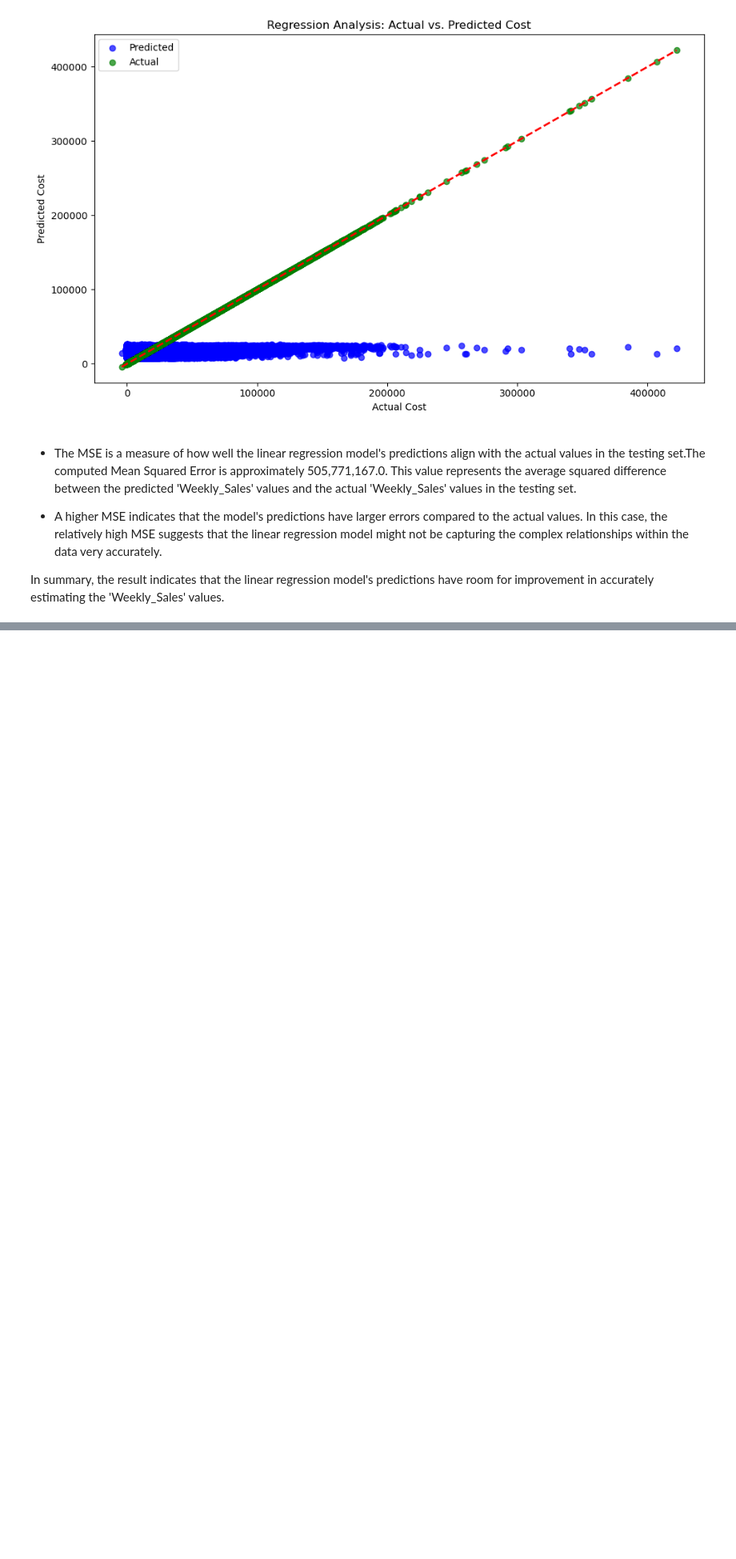
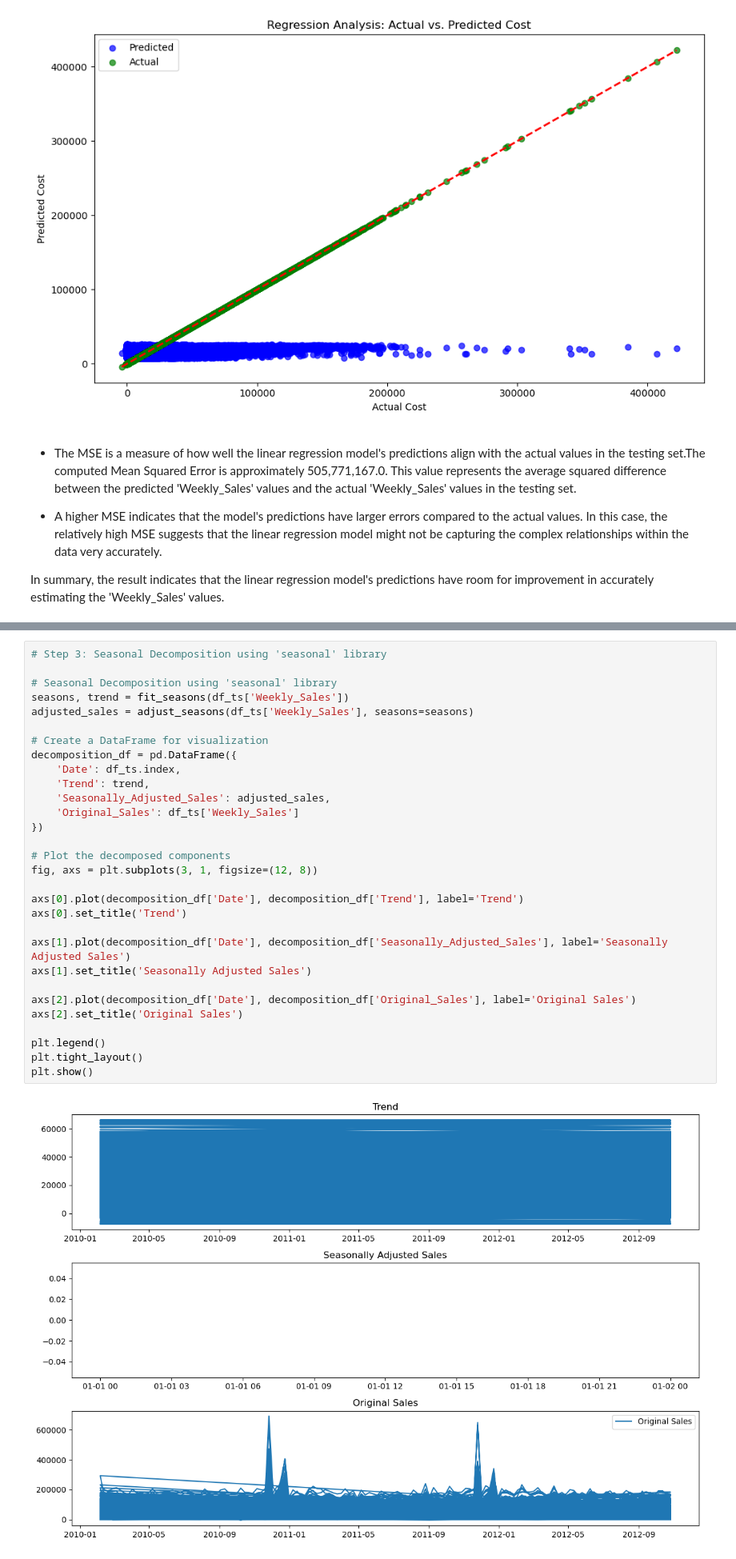
Before and after one commit to aunhengly/ana500-microProject, a Jupyter notebook: Hengly-project-#4-Walmart.ipynb, the cells around one changed output, grey strips where cells are left out. Shown: that part at 80% size. Cells and saved outputs as stored; diff of their text form; blank space fills up the shorter version.

```diff
--- a/Hengly-project-#4-Walmart.ipynb
+++ b/Hengly-project-#4-Walmart.ipynb
@@ -203,0 +313,32 @@ In summary, the result indicates that the linear regression model's predictions
+# %%
+# Step 3: Seasonal Decomposition using 'seasonal' library
+
+# Seasonal Decomposition using 'seasonal' library
+seasons, trend = fit_seasons(df_ts['Weekly_Sales'])
+adjusted_sales = adjust_seasons(df_ts['Weekly_Sales'], seasons=seasons)
+
+# Create a DataFrame for visualization
+decomposition_df = pd.DataFrame({
+    'Date': df_ts.index,
+    'Trend': trend,
+    'Seasonally_Adjusted_Sales': adjusted_sales,
+    'Original_Sales': df_ts['Weekly_Sales']
+})
+
+# Plot the decomposed components
+fig, axs = plt.subplots(3, 1, figsize=(12, 8))
+
+axs[0].plot(decomposition_df['Date'], decomposition_df['Trend'], label='Trend')
+axs[0].set_title('Trend')
+
+axs[1].plot(decomposition_df['Date'], decomposition_df['Seasonally_Adjusted_Sales'], label='Seasonally Adjusted Sales')
+axs[1].set_title('Seasonally Adjusted Sales')
+
+axs[2].plot(decomposition_df['Date'], decomposition_df['Original_Sales'], label='Original Sales')
+axs[2].set_title('Original Sales')
+
+plt.legend()
+plt.tight_layout()
+plt.show()
+# %% [output]
+[figure, added]
```
Also changed, not shown: parts of 15 cells of this notebook, 1 other file.
